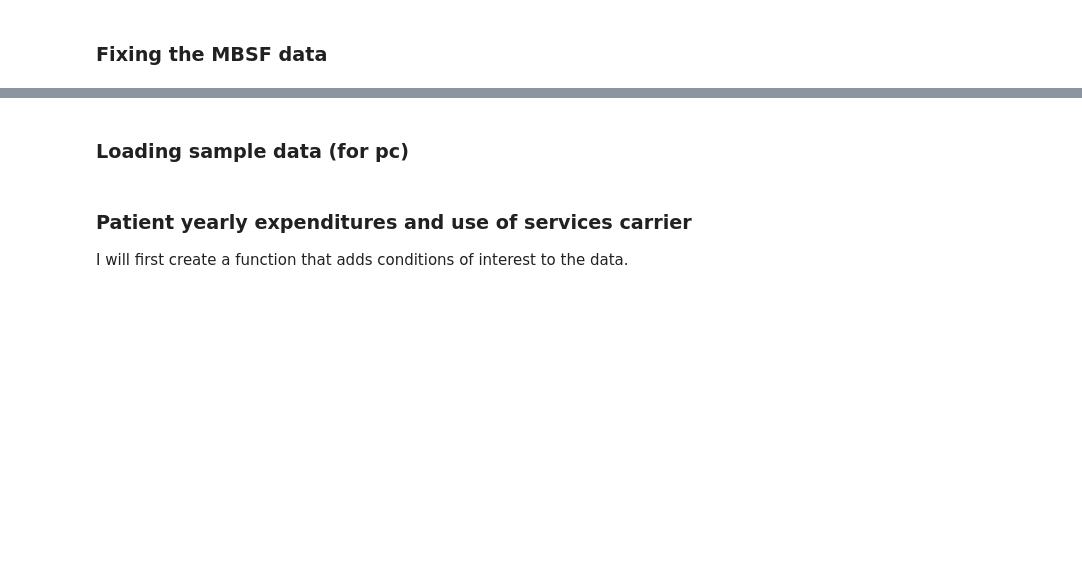
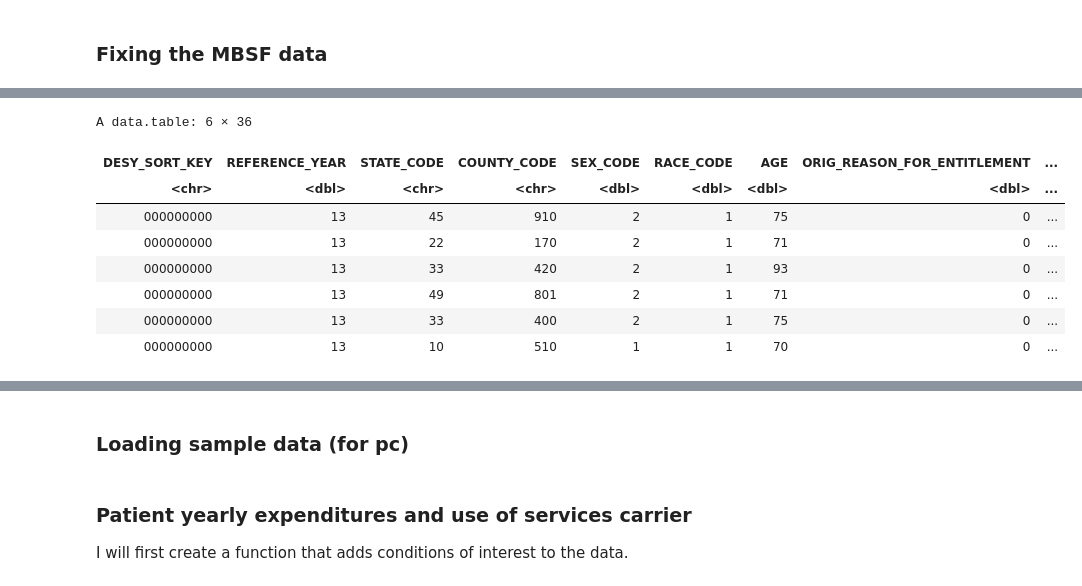
Before and after one commit to F4rbod/CaseMix, a Jupyter notebook: Calculations.ipynb, the cells around one changed output, grey strips where cells are left out. Cells and saved outputs as stored; diff of their text form; code cells hidden in the pictures; blank space fills up the shorter version.

```diff
--- a/Calculations.ipynb
+++ b/Calculations.ipynb
@@ -7,7 +7,7 @@ options(repr.matrix.max.rows=100, repr.matrix.max.cols=300)
 options(repr.plot.width = 20, repr.plot.height = 15)
 options(width=300)
 
-numcores=10
+numcores=70
 
 library(tidyverse)
 library(data.table)
@@ -68,2 +74,11 @@ These are the main functions that calculate yearly expenditures for patients and
 # %% [markdown]
 ### Fixing the MBSF data
+# %%
+mbsf_2013=vroom(file="/work/postresearch/Shared/Data_raw/Medicare/Claims/MBSF/den_saf_lds_5_2013.csv" , num_threads = numcores) %>% as.data.table
+mbsf_2014=vroom(file="/work/postresearch/Shared/Data_raw/Medicare/Claims/MBSF/den_saf_lds_5_2014.csv" , num_threads = numcores) %>% as.data.table
+mbsf_2015=vroom(file="/work/postresearch/Shared/Data_raw/Medicare/Claims/MBSF/den_saf_lds_5_2015.csv" , num_threads = numcores) %>% as.data.table
+mbsf_2016=vroom(file="/work/postresearch/Shared/Data_raw/Medicare/Claims/MBSF/mbsf_lds_5_2016.csv" , num_threads = numcores) %>% as.data.table
+mbsf_2017=vroom(file="/work/postresearch/Shared/Data_raw/Medicare/Claims/MBSF/mbsf_lds_5_2017.csv" , num_threads = numcores) %>% as.data.table
+mbsf_2018=vroom(file="/work/postresearch/Shared/Data_raw/Medicare/Claims/MBSF/mbsf_lds_5_2018.csv" , num_threads = numcores) %>% as.data.table
+mbsf_2019=vroom(file="/work/postresearch/Shared/Data_raw/Medicare/Claims/MBSF/mbsf_lds_5_2019.csv" , num_threads = numcores) %>% as.data.table
+mbsf_2020=vroom(file="/work/postresearch/Shared/Data_raw/Medicare/Claims/MBSF/mbsf_lds_5_2020.csv" , num_threads = numcores) %>% as.data.table
@@ -69,0 +175,12 @@ These are the main functions that calculate yearly expenditures for patients and
+# %%
+head(mbsf_data)
+# %% [output]
+A data.table: 6 × 36
+| DESY_SORT_KEY | REFERENCE_YEAR | STATE_CODE | COUNTY_CODE | SEX_CODE | RACE_CODE | AGE | ORIG_REASON_FOR_ENTITLEMENT | ... |
+| <chr> | <dbl> | <chr> | <chr> | <dbl> | <dbl> | <dbl> | <dbl> | ... |
+| 000000000 | 13 | 45 | 910 | 2 | 1 | 75 | 0 | ... |
+| 000000000 | 13 | 22 | 170 | 2 | 1 | 71 | 0 | ... |
+| 000000000 | 13 | 33 | 420 | 2 | 1 | 93 | 0 | ... |
+| 000000000 | 13 | 49 | 801 | 2 | 1 | 71 | 0 | ... |
+| 000000000 | 13 | 33 | 400 | 2 | 1 | 75 | 0 | ... |
+| 000000000 | 13 | 10 | 510 | 1 | 1 | 70 | 0 | ... |
```
Also changed, not shown: parts of 32 cells of this notebook, 2 other files.
